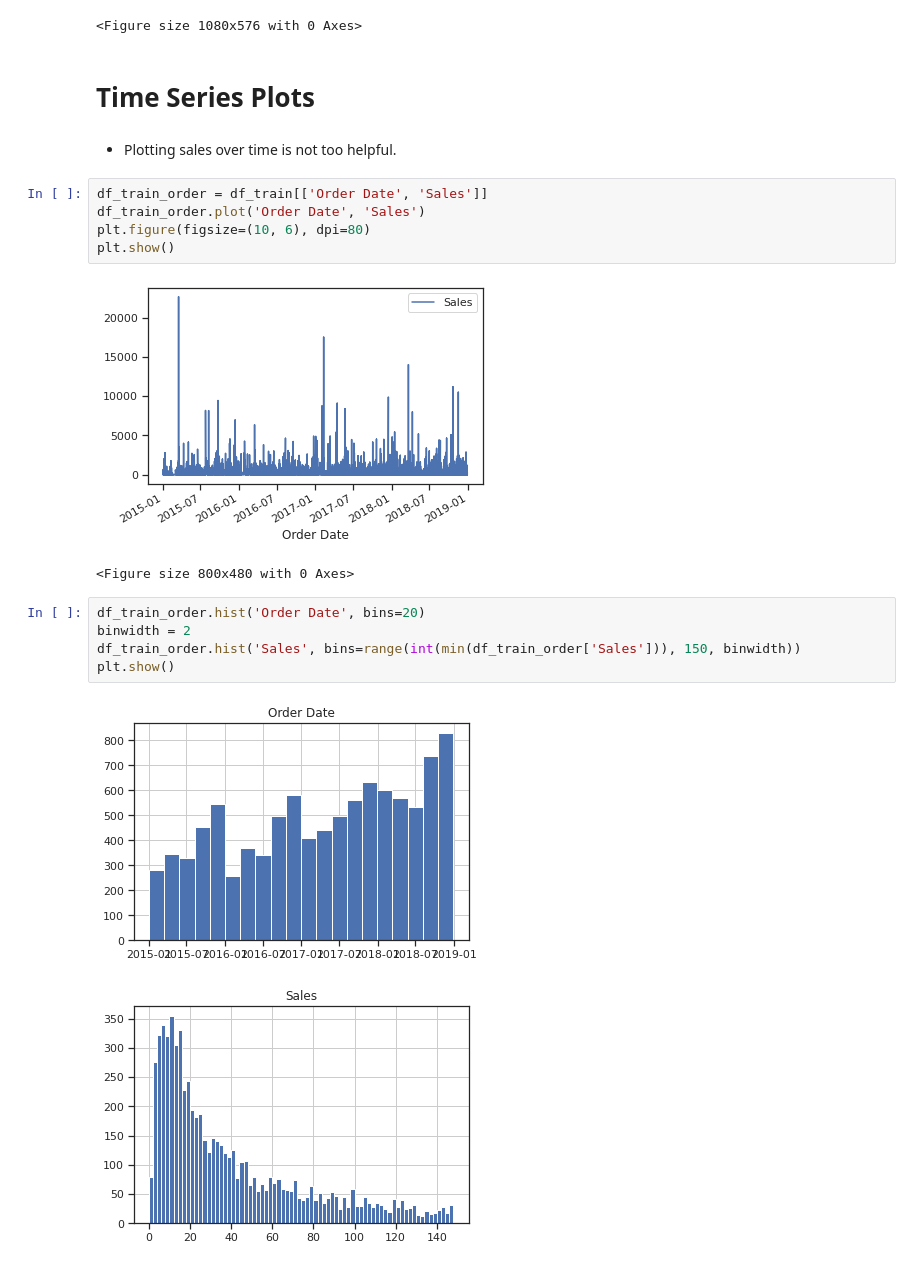
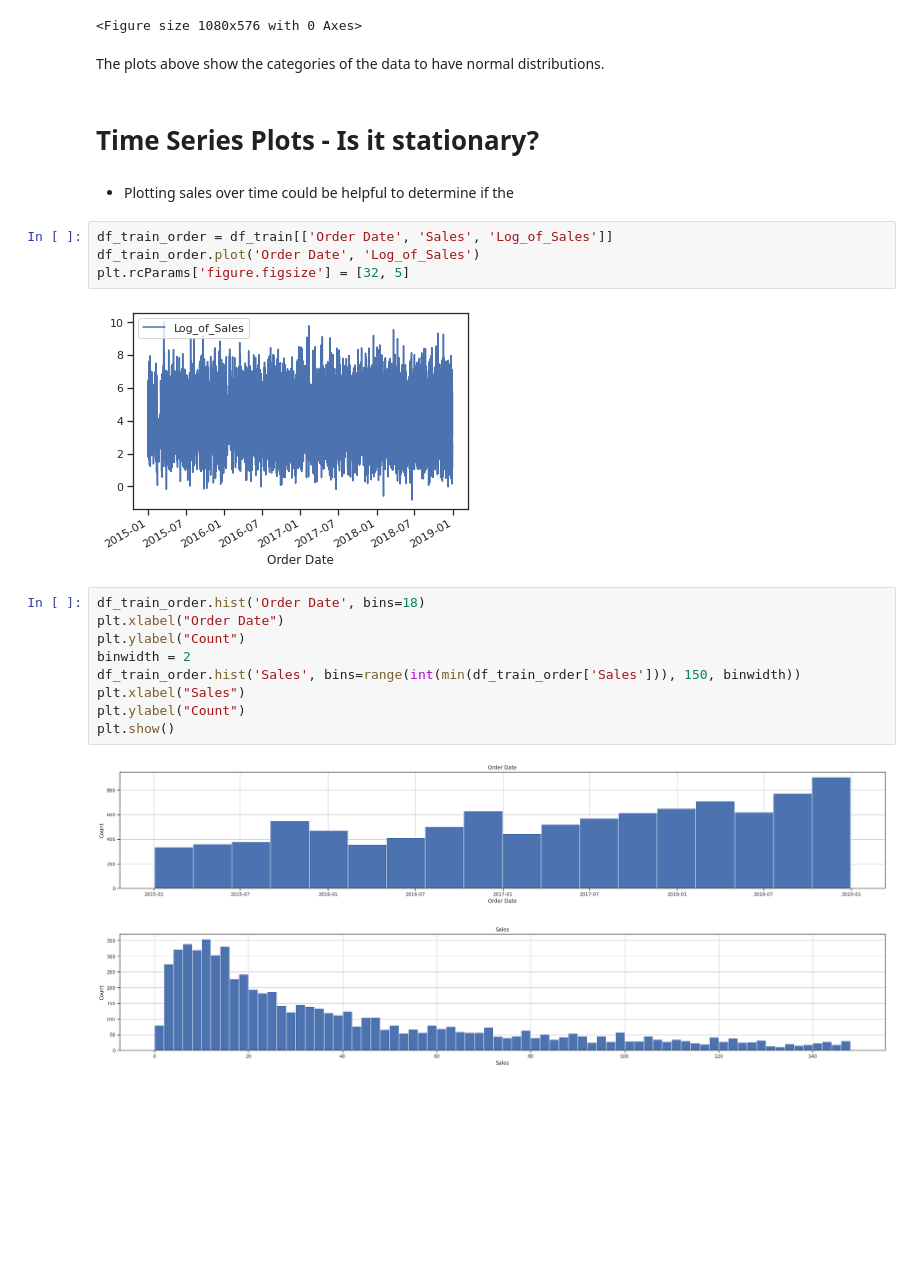
Before and after one commit to nickguendel/Awesome-Portfolio, a Jupyter notebook: eda-and-sales-forecasting.ipynb, the cells around one changed output. Saved outputs shown, nothing was run; the diff lists cells and outputs as text; blank space fills up the shorter version.

Commit message:
Kaggle Notebook | EDA, ARIMA Model, Sales Forecasting | Version 6

```diff
--- a/eda-and-sales-forecasting.ipynb
+++ b/eda-and-sales-forecasting.ipynb
@@ -262,23 +262,27 @@ plt.figure(figsize = (15,8))
 <Figure size 1080x576 with 0 Axes>
 [figure]
 <Figure size 1080x576 with 0 Axes>
+# %% [markdown]
+The plots above show the categories of the data to have normal distributions.
 # %% [markdown]
-# Time Series Plots
+# Time Series Plots - Is it stationary?
 # %% [markdown]
-* Plotting sales over time is not too helpful.
+* Plotting sales over time could be helpful to determine if the
 # %%
-df_train_order = df_train[['Order Date', 'Sales']]
-df_train_order.plot('Order Date', 'Sales')
-plt.figure(figsize=(10, 6), dpi=80)
-plt.show()
+df_train_order = df_train[['Order Date', 'Sales', 'Log_of_Sales']]
+df_train_order.plot('Order Date', 'Log_of_Sales')
+plt.rcParams['figure.figsize'] = [32, 5]
 # %% [output]
-[figure, old version]
+[figure, new version]
-<Figure size 800x480 with 0 Axes>
 # %%
-df_train_order.hist('Order Date', bins=20)
+df_train_order.hist('Order Date', bins=18)
+plt.xlabel("Order Date")
+plt.ylabel("Count")
 binwidth = 2
 df_train_order.hist('Sales', bins=range(int(min(df_train_order['Sales'])), 150, binwidth))
+plt.xlabel("Sales")
+plt.ylabel("Count")
 plt.show()
 # %% [output]
-[figure, old version]
+[figure, new version]
-[figure, old version]
+[figure, new version]
```
Also changed, not shown: parts of 10 cells of this notebook.
